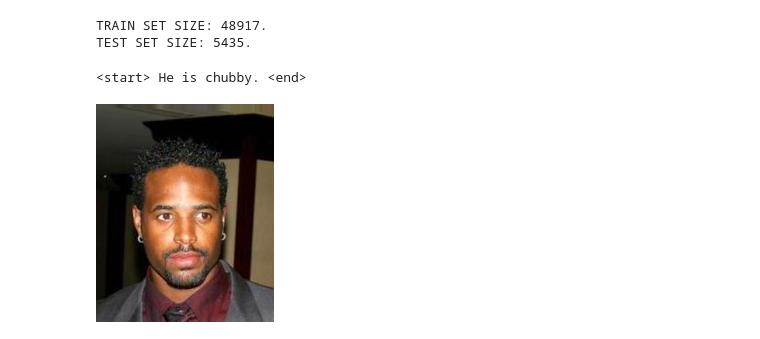
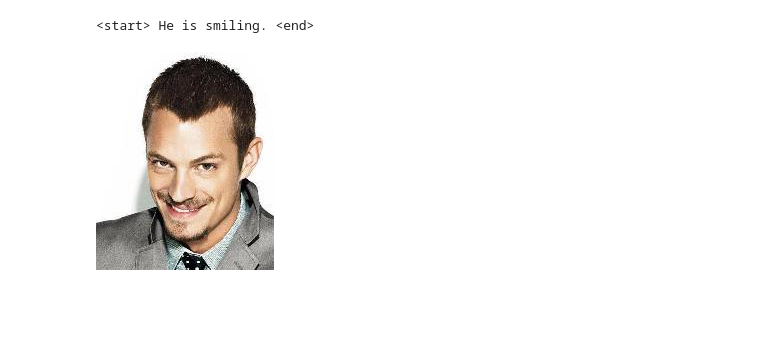
Before and after one commit to Idewan/AgentSpeaksHuman, a Jupyter notebook: models/Captioning.ipynb, the cells around one changed output. Cells and saved outputs as stored; diff of their text form; code cells hidden in the pictures; blank space fills up the shorter version.

```diff
--- a/models/Captioning.ipynb
+++ b/models/Captioning.ipynb
@@ -50,37 +50,43 @@ for image_path in image_paths:
     captions_image = captions[image_path]
     captions_len = len(captions_image)
 
-    for c in captions_image:
-        caption = f"<start> {c} <end>"
-        edited_captions.append(caption)
+    seed = random.randint(0, captions_len-1)
 
-    img_name_vector.extend([f"{image_path}.jpg"] * captions_len)
+    img_name_vector.append(image_path)
+    edited_captions.append(f"<start> {captions_image[seed]} <end>")
 
-train_set_size = round(len(img_name_vector) * 0.9)
-test_set_size = len(img_name_vector) - train_set_size
+# for image_path in image_paths:
+#     captions_image = captions[image_path]
+#     captions_len = len(captions_image)
 
-while(img_name_vector[train_set_size] != img_name_vector[train_set_size + 1]):
-    train_set_size += 1
-    test_set_size -= 1
+#     for c in captions_image:
+#         caption = f"<start> {c} <end>"
+#         edited_captions.append(caption)
 
-print(f"TRAIN SET SIZE: {train_set_size}.")
-print(f"TEST SET SIZE: {test_set_size}.")
+#     img_name_vector.extend([f"{image_path}.jpg"] * captions_len)
 
-train_captions = edited_captions[:train_set_size]
-train_image_name = img_name_vector[:train_set_size]
-test_captions = edited_captions[train_set_size:]
-test_image_name = img_name_vector[train_set_size:]
-for i in range(len(img_name_vector)):
-    img_name_vector[i] = f"../dataset/prep_data/{img_name_vector[i]}"
+# train_set_size = round(len(img_name_vector) * 0.9)
+# test_set_size = len(img_name_vector) - train_set_size
+
+# while(img_name_vector[train_set_size] != img_name_vector[train_set_size + 1]):
+#     train_set_size += 1
+#     test_set_size -= 1
+
+# print(f"TRAIN SET SIZE: {train_set_size}.")
+# print(f"TEST SET SIZE: {test_set_size}.")
+
+# train_captions = edited_captions[:train_set_size]
+# train_image_name = img_name_vector[:train_set_size]
+# test_captions = edited_captions[train_set_size:]
+# test_image_name = img_name_vector[train_set_size:]
+# for i in range(len(img_name_vector)):
+#     img_name_vector[i] = f"../dataset/prep_data/{img_name_vector[i]}"
-# %% [output]
-TRAIN SET SIZE: 48917.
-TEST SET SIZE: 5435.
 # %%
-print(train_captions[7])
-Image.open(f"../dataset/prep_data/{train_image_name[7]}")
+print(edited_captions[20])
+Image.open(f"../dataset/prep_data/{img_name_vector[20]}.jpg")
 # %% [output]
-<start> He is chubby. <end>
+<start> He is smiling. <end>
-[figure, old version]
+[figure, new version]
 # %%
 encode_train = sorted(set(img_name_vector))
 image_dataset = tf.data.Dataset.from_tensor_slices(encode_train)
```
Also changed, not shown: parts of 41 cells of this notebook, 24 other files.
